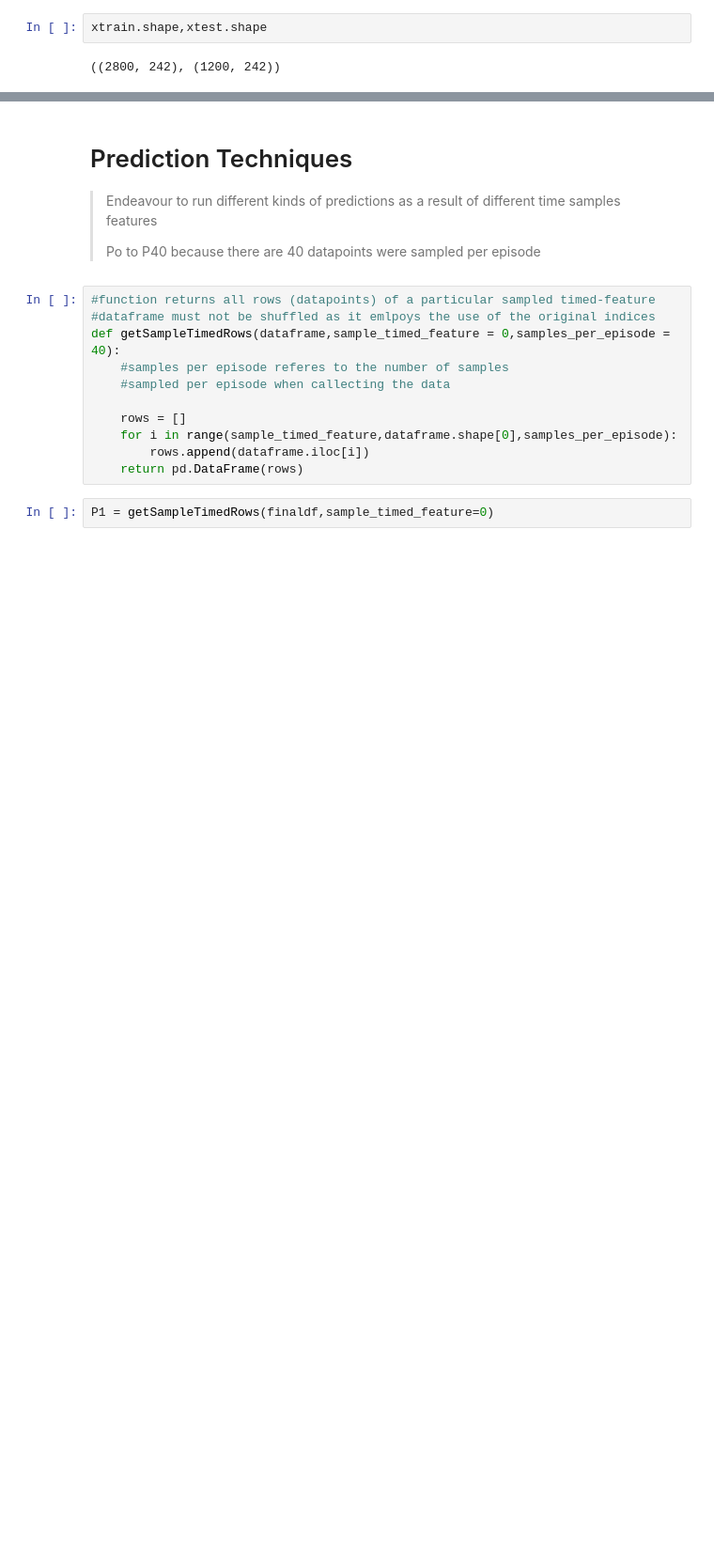
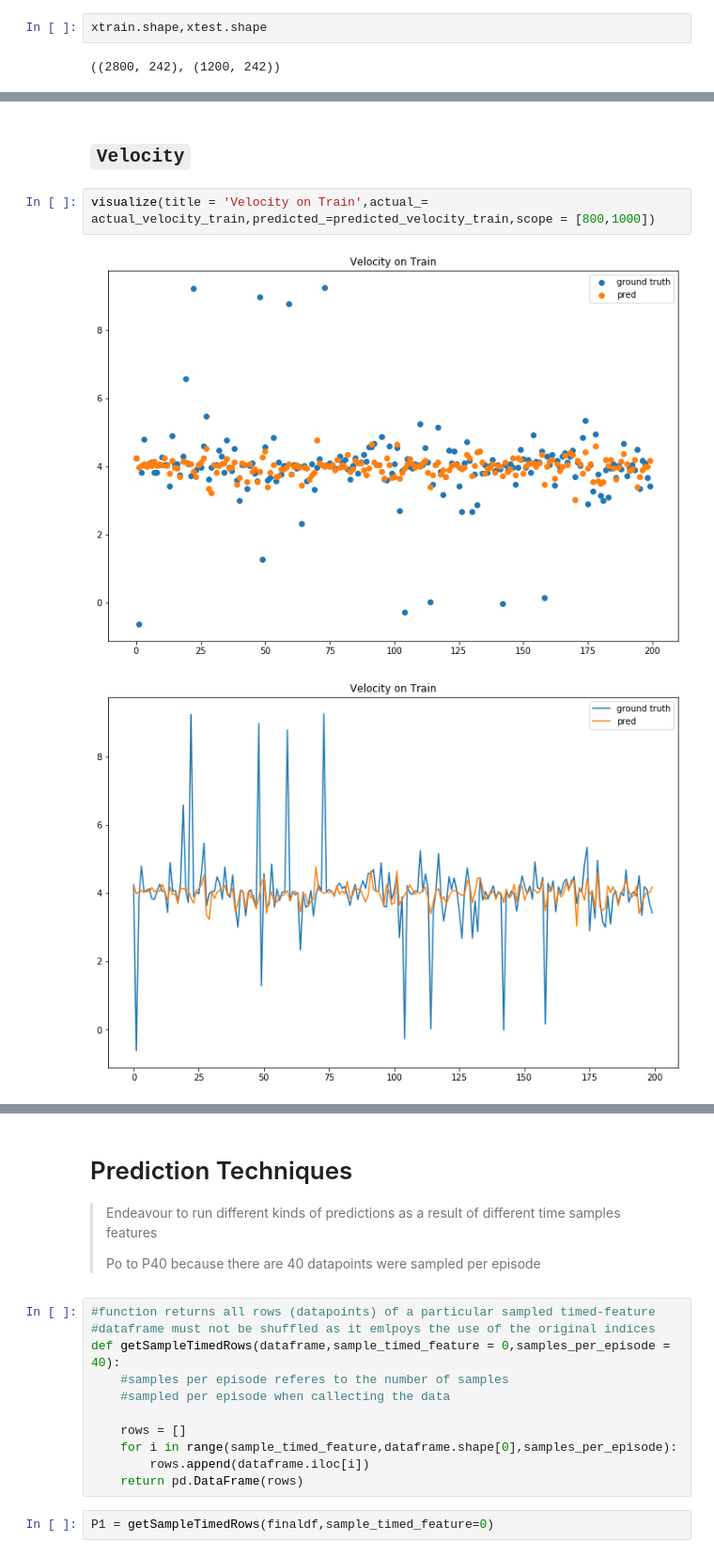
Before and after one commit to willakuffo/accel_iot_data_collection, a Jupyter notebook: accel_data_analysis.ipynb, the cells around one changed output, grey strips where cells are left out. Shown at 94% size. Saved outputs shown, nothing was run; the diff lists cells and outputs as text; blank space fills up the shorter version.

```diff
--- a/accel_data_analysis.ipynb
+++ b/accel_data_analysis.ipynb
@@ -347,0 +479,7 @@ plt.show()
+# %% [markdown]
+## `Velocity`
+# %%
+visualize(title = 'Velocity on Train',actual_= actual_velocity_train,predicted_=predicted_velocity_train,scope = [800,1000])
+# %% [output]
+[figure, added]
+[figure, added]
```
Also changed, not shown: parts of 72 cells of this notebook, 1 other file.
